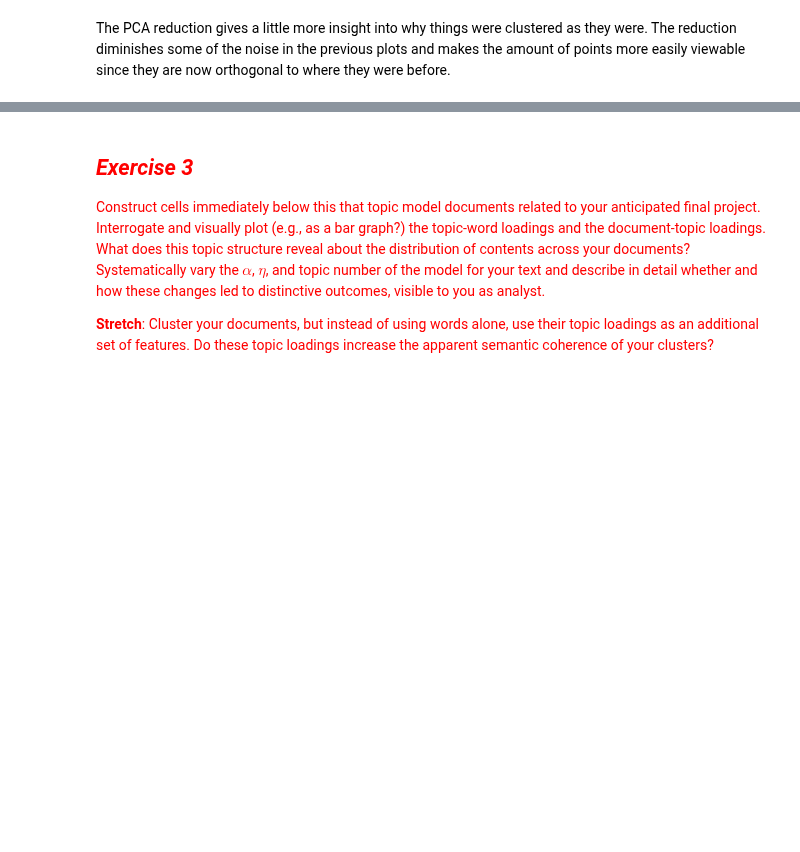
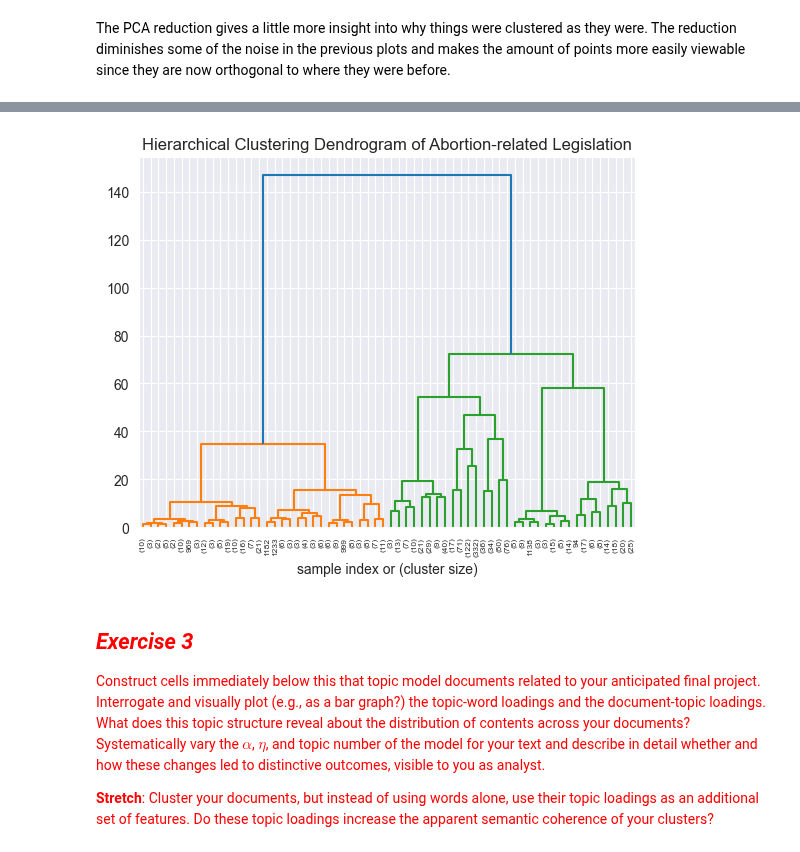
Before and after one commit to michplunkett/computational-content-analysis, a Jupyter notebook: 3-MichaelPlunkett_Answers.ipynb, the cells around one changed output, grey strips where cells are left out. Cells and saved outputs as stored; diff of their text form; code cells hidden in the pictures; blank space fills up the shorter version.

```diff
--- a/3-MichaelPlunkett_Answers.ipynb
+++ b/3-MichaelPlunkett_Answers.ipynb
@@ -353,7 +368,11 @@ Here's a sample of keys in the tf-idf vectorizer: ['ensure', 'right', 'reproduct
 # %%
-al_mat = al_tfidf_vectors * al_tfidf_vectors.T
-al_mat.setdiag(0)
-al_linkage_matrix_full = scipy.cluster.hierarchy.ward(al_mat.toarray())
-al_hierarchical_clusters_full = scipy.cluster.hierarchy.fcluster(
-    al_linkage_matrix_full, 4, "maxclust"
+al_tfidf_vectors.todense()
+al_cooc_mat = al_tfidf_vectors * al_tfidf_vectors.T
+al_cooc_mat.setdiag(0)
+al_linkage_matrix = scipy.cluster.hierarchy.ward(al_cooc_mat.toarray())
+al_hierarchical_fclusters_full = scipy.cluster.hierarchy.fcluster(
+    al_linkage_matrix, 4, "maxclust"
 )
+abortion_legislation_df["fcluster_predictions"] = al_hierarchical_fclusters_full
+# abortion_legislation_df["distance_predictions"] = al_hierarchical_fclusters_full
+abortion_legislation_df.head(3)
@@ -360,3 +384,9 @@ al_hierarchical_clusters_full = scipy.cluster.hierarchy.fcluster(
+# %%
+plt.title("Hierarchical Clustering Dendrogram of Abortion-related Legislation")
+plt.xlabel("sample index or (cluster size)")
+ax = scipy.cluster.hierarchy.dendrogram(al_linkage_matrix, p=5, truncate_mode="level")
+# %% [output]
+[figure, added]
 # %% [markdown]
 ## <font color="red">*Exercise 3*</font>
 
```
Also changed, not shown: parts of 19 cells of this notebook.
